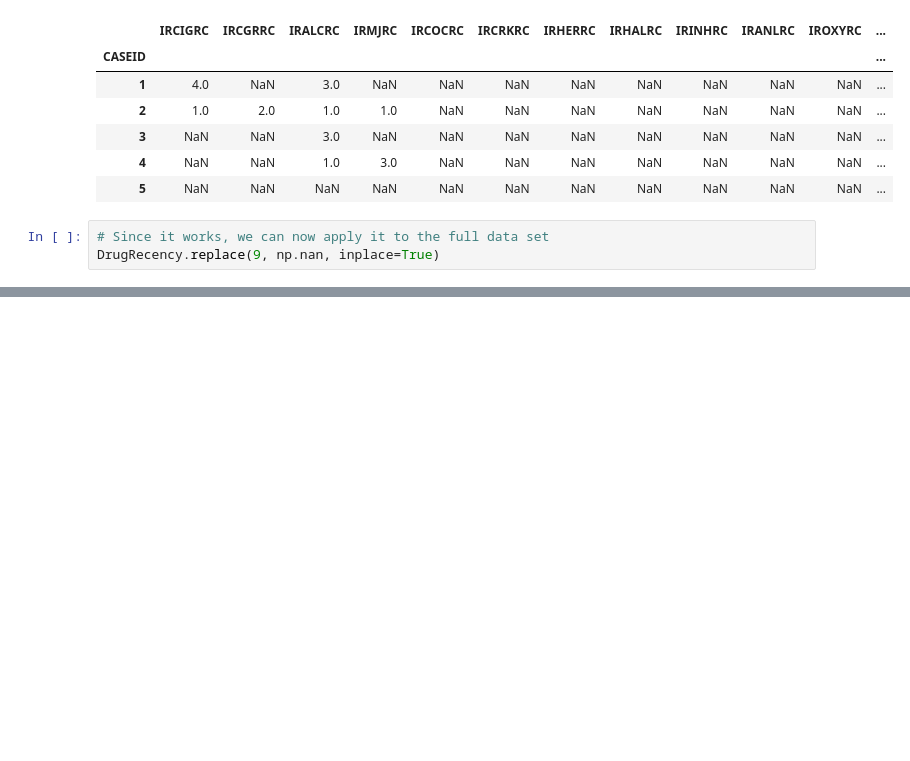
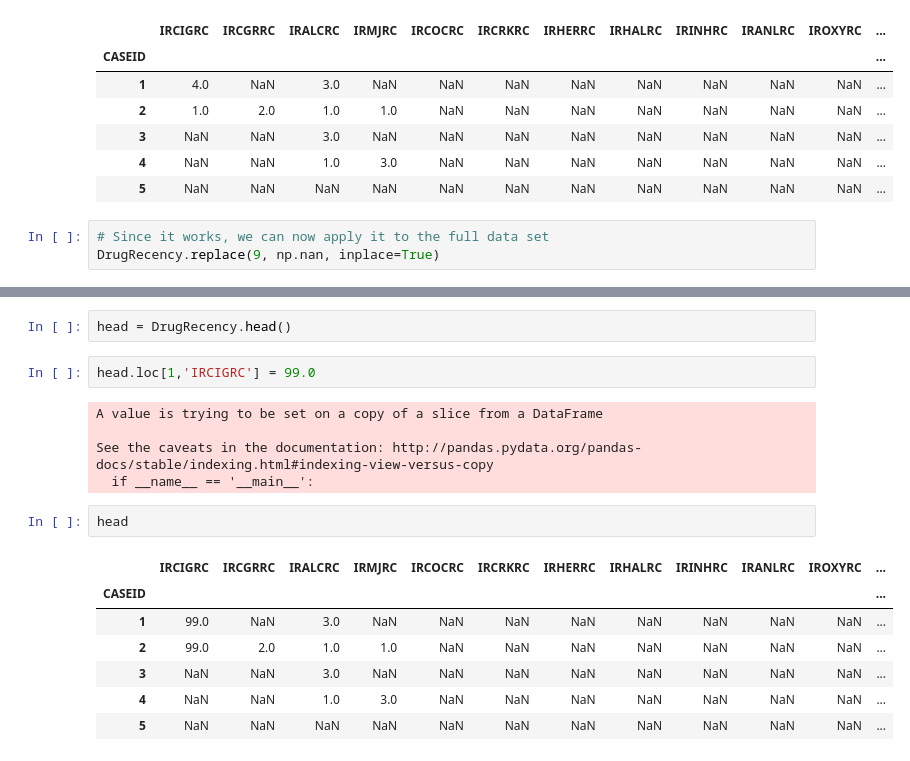
Before and after one commit to basicmachines/health_data, a Jupyter notebook: Codys NSDUH Project.ipynb, the cells around one changed output, grey strips where cells are left out. Saved outputs shown, nothing was run; the diff lists cells and outputs as text; blank space fills up the shorter version.

```diff
--- a/Codys NSDUH Project.ipynb
+++ b/Codys NSDUH Project.ipynb
@@ -131,0 +182,19 @@ DrugRecency.describe()
+# %%
+head = DrugRecency.head()
+# %%
+head.loc[1,'IRCIGRC'] = 99.0
+# %% [output]
+A value is trying to be set on a copy of a slice from a DataFrame
+
+See the caveats in the documentation: http://pandas.pydata.org/pandas-docs/stable/indexing.html#indexing-view-versus-copy
+  if __name__ == '__main__':
+# %%
+head
+# %% [output]
+|  | IRCIGRC | IRCGRRC | IRALCRC | IRMJRC | IRCOCRC | IRCRKRC | IRHERRC | IRHALRC | IRINHRC | IRANLRC | IROXYRC | ... |
+| CASEID |  |  |  |  |  |  |  |  |  |  |  | ... |
+| 1 | 99.0 | NaN | 3.0 | NaN | NaN | NaN | NaN | NaN | NaN | NaN | NaN | ... |
+| 2 | 99.0 | 2.0 | 1.0 | 1.0 | NaN | NaN | NaN | NaN | NaN | NaN | NaN | ... |
+| 3 | NaN | NaN | 3.0 | NaN | NaN | NaN | NaN | NaN | NaN | NaN | NaN | ... |
+| 4 | NaN | NaN | 1.0 | 3.0 | NaN | NaN | NaN | NaN | NaN | NaN | NaN | ... |
+| 5 | NaN | NaN | NaN | NaN | NaN | NaN | NaN | NaN | NaN | NaN | NaN | ... |
```
Also changed, not shown: parts of 10 cells of this notebook.
